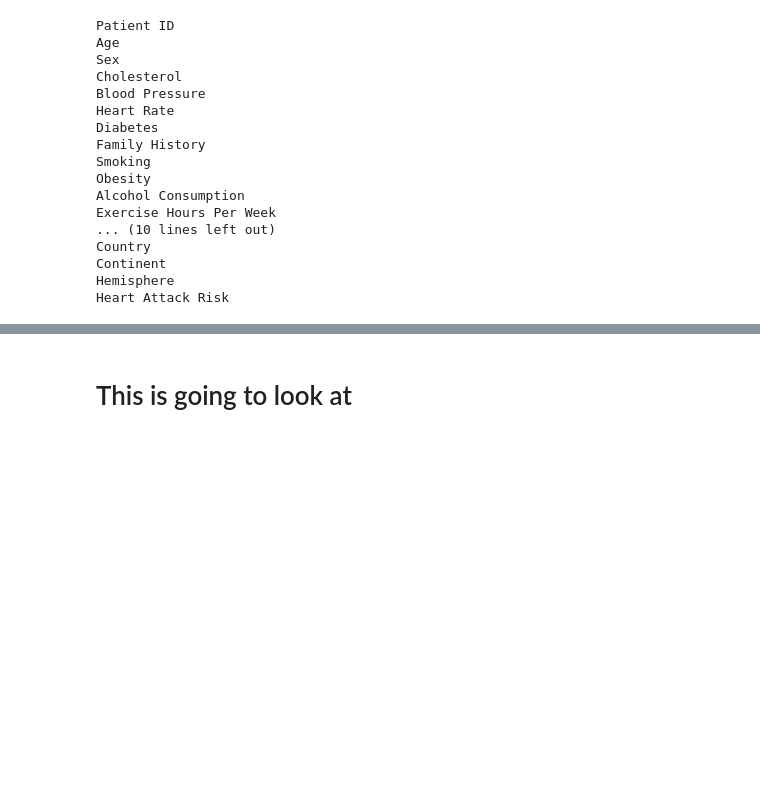
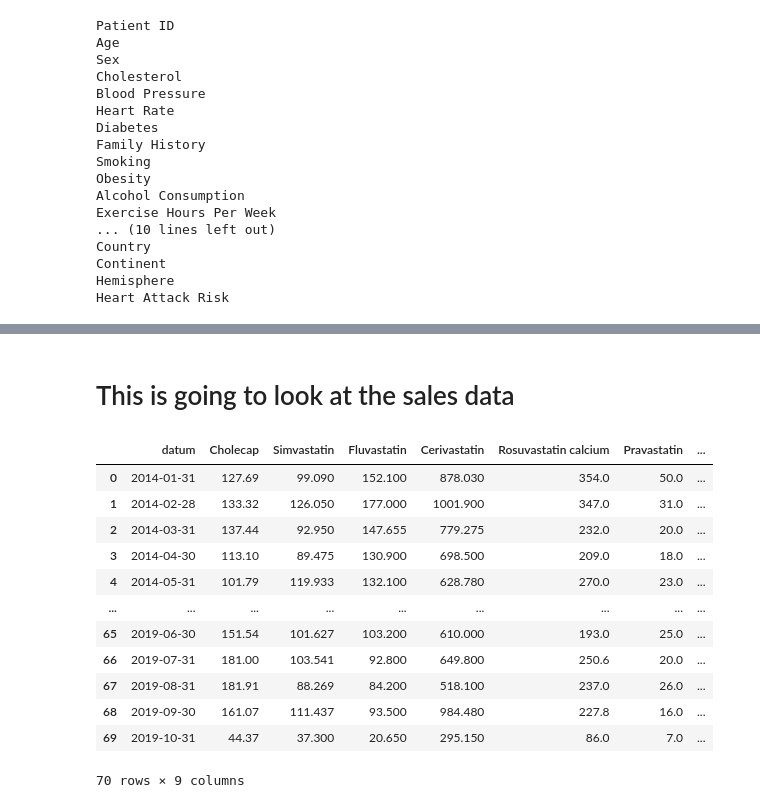
Before and after one commit to uhyoob/VeevaChallenge, a Jupyter notebook: salimsbigdataadventure/meow.ipynb, the cells around one changed output, grey strips where cells are left out. Cells and saved outputs as stored; diff of their text form; code cells hidden in the pictures; blank space fills up the shorter version.

```diff
--- a/salimsbigdataadventure/meow.ipynb
+++ b/salimsbigdataadventure/meow.ipynb
@@ -103,2 +106,20 @@ fig.show()
 # %% [markdown]
-# This is going to look at
+# This is going to look at the sales data
+# %%
+dfsale= pd.read_csv("/Users/Karim/Documents/VeevaChallenge/data/salesmonthly.csv")
+# %%
+dfsale
+# %% [output]
+|  | datum | Cholecap | Simvastatin | Fluvastatin | Cerivastatin | Rosuvastatin calcium | Pravastatin | ... |
+| 0 | 2014-01-31 | 127.69 | 99.090 | 152.100 | 878.030 | 354.0 | 50.0 | ... |
+| 1 | 2014-02-28 | 133.32 | 126.050 | 177.000 | 1001.900 | 347.0 | 31.0 | ... |
+| 2 | 2014-03-31 | 137.44 | 92.950 | 147.655 | 779.275 | 232.0 | 20.0 | ... |
+| 3 | 2014-04-30 | 113.10 | 89.475 | 130.900 | 698.500 | 209.0 | 18.0 | ... |
+| 4 | 2014-05-31 | 101.79 | 119.933 | 132.100 | 628.780 | 270.0 | 23.0 | ... |
+| ... | ... | ... | ... | ... | ... | ... | ... | ... |
+| 65 | 2019-06-30 | 151.54 | 101.627 | 103.200 | 610.000 | 193.0 | 25.0 | ... |
+| 66 | 2019-07-31 | 181.00 | 103.541 | 92.800 | 649.800 | 250.6 | 20.0 | ... |
+| 67 | 2019-08-31 | 181.91 | 88.269 | 84.200 | 518.100 | 237.0 | 26.0 | ... |
+| 68 | 2019-09-30 | 161.07 | 111.437 | 93.500 | 984.480 | 227.8 | 16.0 | ... |
+| 69 | 2019-10-31 | 44.37 | 37.300 | 20.650 | 295.150 | 86.0 | 7.0 | ... |
+70 rows × 9 columns
```
Also changed, not shown: parts of 5 cells of this notebook, 3 other files.
